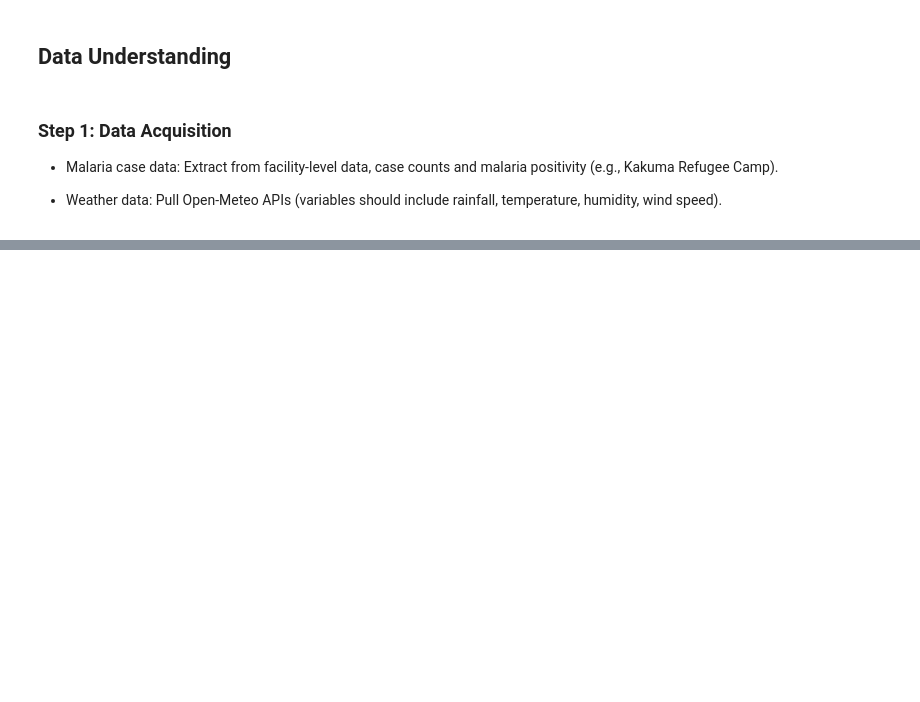
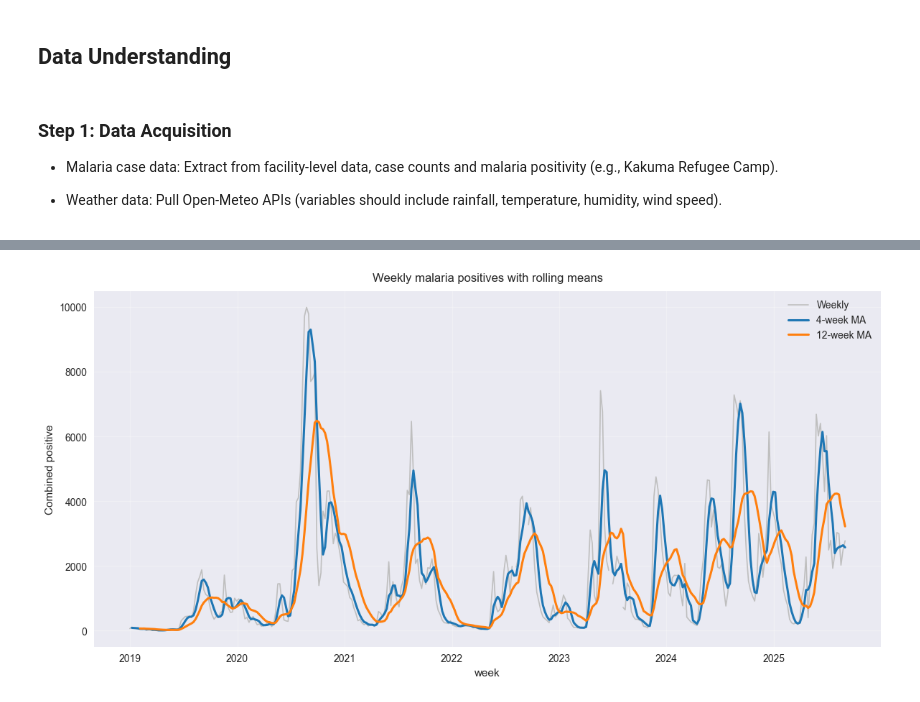
Before and after one commit to H-Rumenya/Malaria-Predictive-Model, a Jupyter notebook: Malaria_Predictive_Model.ipynb, the cells around one changed output, grey strips where cells are left out. Saved outputs shown, nothing was run; the diff lists cells and outputs as text; code cells hidden in the pictures; blank space fills up the shorter version.

```diff
--- a/Malaria_Predictive_Model.ipynb
+++ b/Malaria_Predictive_Model.ipynb
@@ -355,0 +587,3 @@ plt.show()
+# %%
+data = pd.read_csv("Data/final_modeling_dataset.csv")
+data.head()
@@ -355,0 +597,6 @@ plt.show()
+# %%
+# Drop the two columns by name
+data = data.drop(columns=['periodname', 'week_end'])
+
+# Check the result
+data.head()
@@ -355,0 +631,35 @@ plt.show()
+# %%
+#check trends for malaria
+
+# Ensure date column is datetime and sorted
+data["week_start"] = pd.to_datetime(data["week_start"], errors="coerce")
+data = data.dropna(subset=["week_start"]).sort_values("week_start")
+
+# Clean numeric target
+x = (
+    data["Combined positive"].astype(str)
+        .str.replace(",", "", regex=False)
+        .str.replace(r"[^0-9.]", "", regex=True)
+)
+data["combined_positive"] = pd.to_numeric(x, errors="coerce")
+
+# Rolling means
+data["roll_4"]  = data["combined_positive"].rolling(window=4,  min_periods=2).mean()
+data["roll_12"] = data["combined_positive"].rolling(window=12, min_periods=6).mean()
+
+# Plot
+fig, ax = plt.subplots(figsize=(12, 6))
+ax.plot(data["week_start"], data["combined_positive"], color="0.75", lw=1.2, label="Weekly")
+ax.plot(data["week_start"], data["roll_4"],  color="#1f77b4", lw=2.2, label="4-week MA")
+ax.plot(data["week_start"], data["roll_12"], color="#ff7f0e", lw=2.2, label="12-week MA")
+ax.set_title("Weekly malaria positives with rolling means", pad=10)
+ax.set_xlabel("week")
+ax.set_ylabel("Combined positive")
+ax.xaxis.set_major_locator(YearLocator())
+ax.xaxis.set_major_formatter(DateFormatter("%Y"))
+ax.grid(True, alpha=0.3)
+ax.legend(frameon=False)
+plt.tight_layout()
+plt.show()
+# %% [output]
+[figure, added]
```
Also changed, not shown: parts of 109 cells of this notebook, 7 other files.
